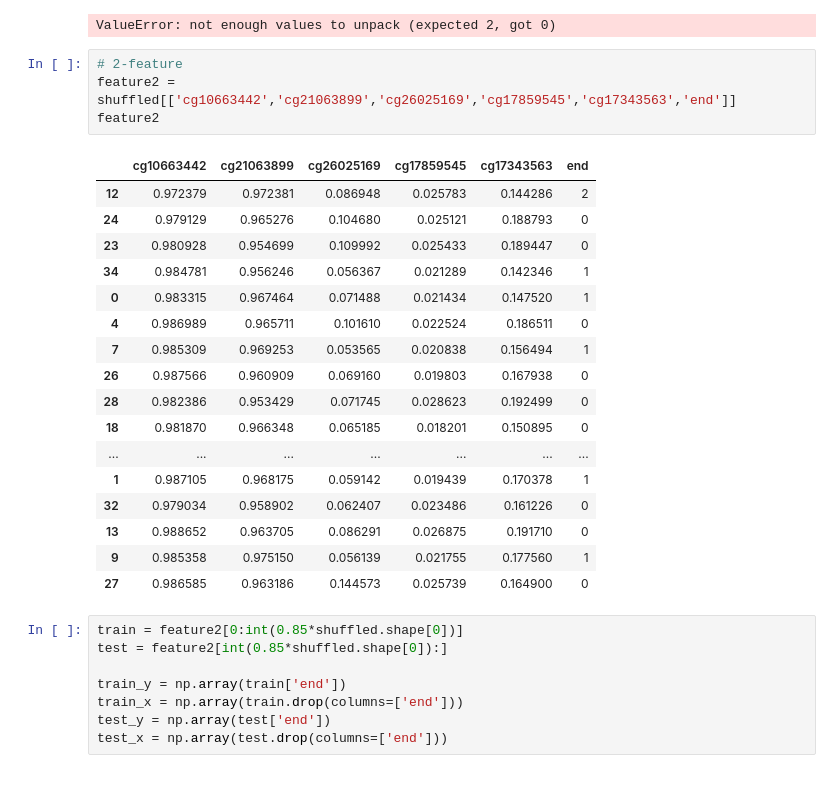
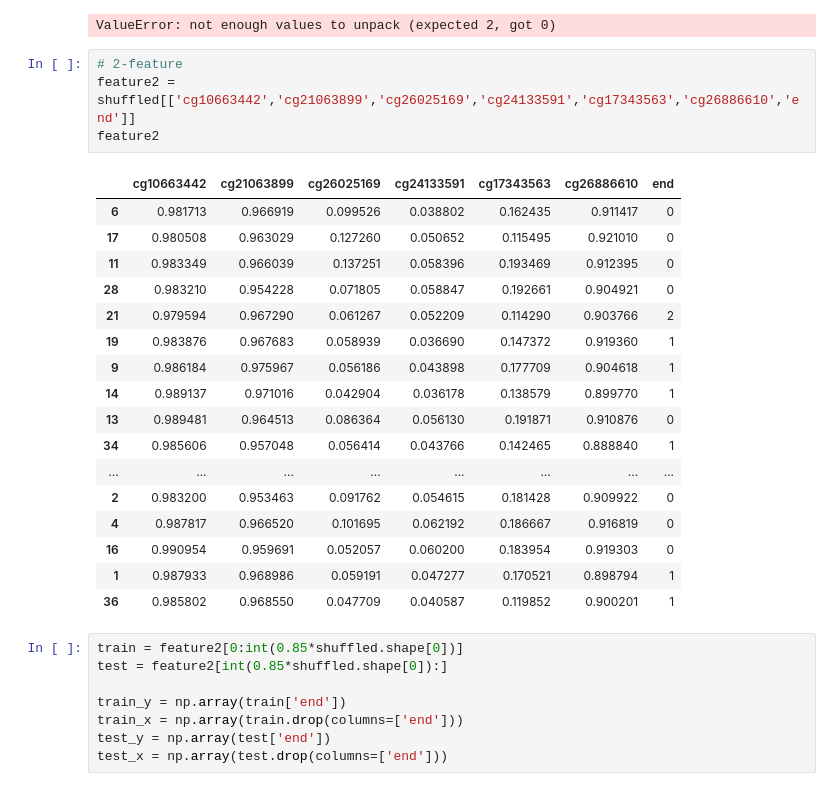
Before and after one commit to Liuzhe30/CHRP, a Jupyter notebook: experiment/06-machine-learning-methylation-3class.ipynb, the cells around one changed output. Cells and saved outputs as stored; diff of their text form.

```diff
--- a/experiment/06-machine-learning-methylation-3class.ipynb
+++ b/experiment/06-machine-learning-methylation-3class.ipynb
@@ -121,26 +122,26 @@ plt.show()
 ValueError: not enough values to unpack (expected 2, got 0)
 # %%
 # 2-feature
-feature2 = shuffled[['cg10663442','cg21063899','cg26025169','cg17859545','cg17343563','end']]
+feature2 = shuffled[['cg10663442','cg21063899','cg26025169','cg24133591','cg17343563','cg26886610','end']]
 feature2
 # %% [output]
-|  | cg10663442 | cg21063899 | cg26025169 | cg17859545 | cg17343563 | end |
-| 12 | 0.972379 | 0.972381 | 0.086948 | 0.025783 | 0.144286 | 2 |
-| 24 | 0.979129 | 0.965276 | 0.104680 | 0.025121 | 0.188793 | 0 |
-| 23 | 0.980928 | 0.954699 | 0.109992 | 0.025433 | 0.189447 | 0 |
-| 34 | 0.984781 | 0.956246 | 0.056367 | 0.021289 | 0.142346 | 1 |
-| 0 | 0.983315 | 0.967464 | 0.071488 | 0.021434 | 0.147520 | 1 |
-| 4 | 0.986989 | 0.965711 | 0.101610 | 0.022524 | 0.186511 | 0 |
-| 7 | 0.985309 | 0.969253 | 0.053565 | 0.020838 | 0.156494 | 1 |
-| 26 | 0.987566 | 0.960909 | 0.069160 | 0.019803 | 0.167938 | 0 |
-| 28 | 0.982386 | 0.953429 | 0.071745 | 0.028623 | 0.192499 | 0 |
-| 18 | 0.981870 | 0.966348 | 0.065185 | 0.018201 | 0.150895 | 0 |
-| ... | ... | ... | ... | ... | ... | ... |
-| 1 | 0.987105 | 0.968175 | 0.059142 | 0.019439 | 0.170378 | 1 |
-| 32 | 0.979034 | 0.958902 | 0.062407 | 0.023486 | 0.161226 | 0 |
-| 13 | 0.988652 | 0.963705 | 0.086291 | 0.026875 | 0.191710 | 0 |
-| 9 | 0.985358 | 0.975150 | 0.056139 | 0.021755 | 0.177560 | 1 |
-| 27 | 0.986585 | 0.963186 | 0.144573 | 0.025739 | 0.164900 | 0 |
+|  | cg10663442 | cg21063899 | cg26025169 | cg24133591 | cg17343563 | cg26886610 | end |
+| 6 | 0.981713 | 0.966919 | 0.099526 | 0.038802 | 0.162435 | 0.911417 | 0 |
+| 17 | 0.980508 | 0.963029 | 0.127260 | 0.050652 | 0.115495 | 0.921010 | 0 |
+| 11 | 0.983349 | 0.966039 | 0.137251 | 0.058396 | 0.193469 | 0.912395 | 0 |
+| 28 | 0.983210 | 0.954228 | 0.071805 | 0.058847 | 0.192661 | 0.904921 | 0 |
+| 21 | 0.979594 | 0.967290 | 0.061267 | 0.052209 | 0.114290 | 0.903766 | 2 |
+| 19 | 0.983876 | 0.967683 | 0.058939 | 0.036690 | 0.147372 | 0.919360 | 1 |
+| 9 | 0.986184 | 0.975967 | 0.056186 | 0.043898 | 0.177709 | 0.904618 | 1 |
+| 14 | 0.989137 | 0.971016 | 0.042904 | 0.036178 | 0.138579 | 0.899770 | 1 |
+| 13 | 0.989481 | 0.964513 | 0.086364 | 0.056130 | 0.191871 | 0.910876 | 0 |
+| 34 | 0.985606 | 0.957048 | 0.056414 | 0.043766 | 0.142465 | 0.888840 | 1 |
+| ... | ... | ... | ... | ... | ... | ... | ... |
+| 2 | 0.983200 | 0.953463 | 0.091762 | 0.054615 | 0.181428 | 0.909922 | 0 |
+| 4 | 0.987817 | 0.966520 | 0.101695 | 0.062192 | 0.186667 | 0.916819 | 0 |
+| 16 | 0.990954 | 0.959691 | 0.052057 | 0.060200 | 0.183954 | 0.919303 | 0 |
+| 1 | 0.987933 | 0.968986 | 0.059191 | 0.047277 | 0.170521 | 0.898794 | 1 |
+| 36 | 0.985802 | 0.968550 | 0.047709 | 0.040587 | 0.119852 | 0.900201 | 1 |
 # %%
 train = feature2[0:int(0.85*shuffled.shape[0])]
 test = feature2[int(0.85*shuffled.shape[0]):]
```
Also changed, not shown: parts of 6 cells of this notebook, 2 other files.
